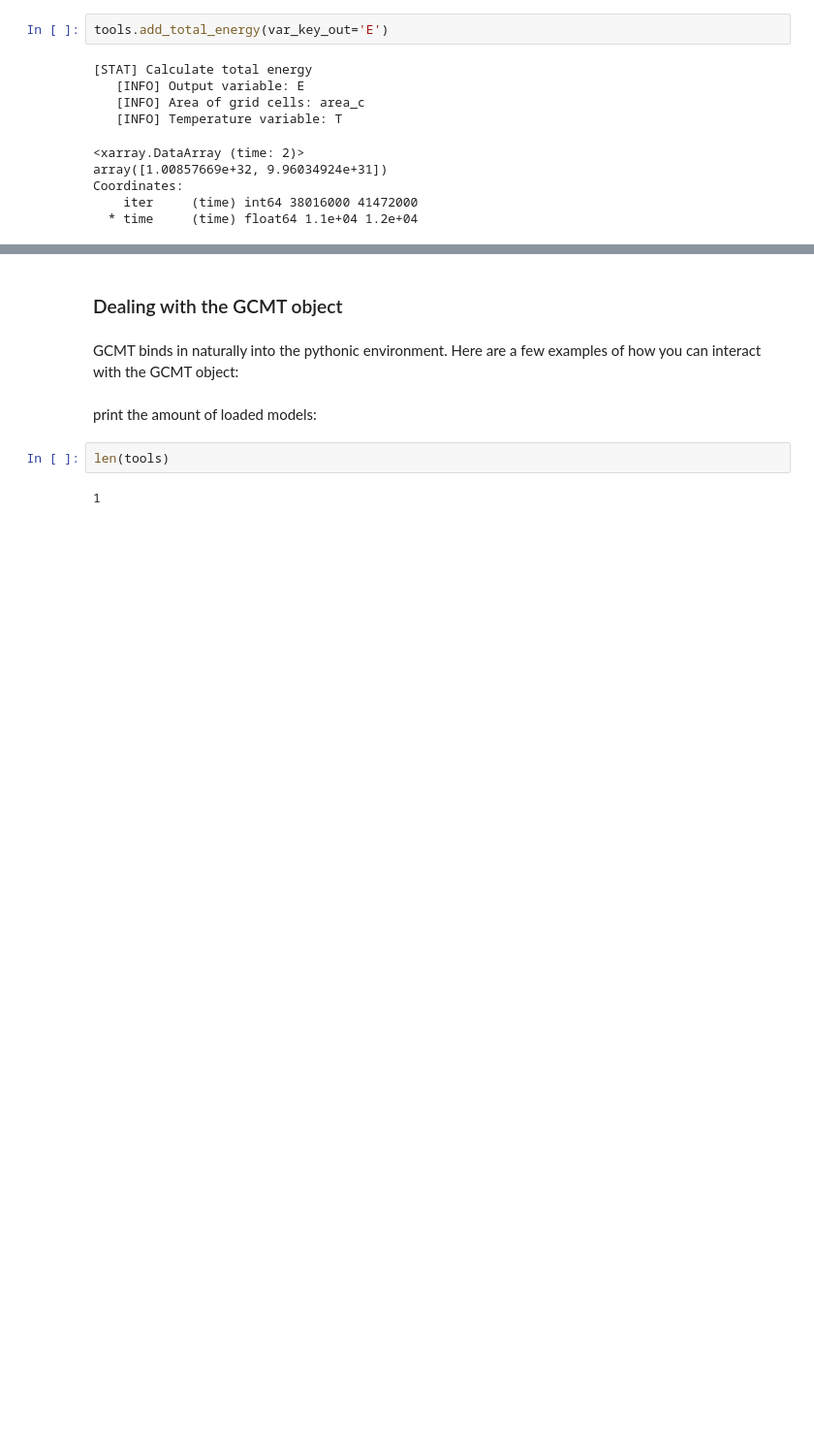
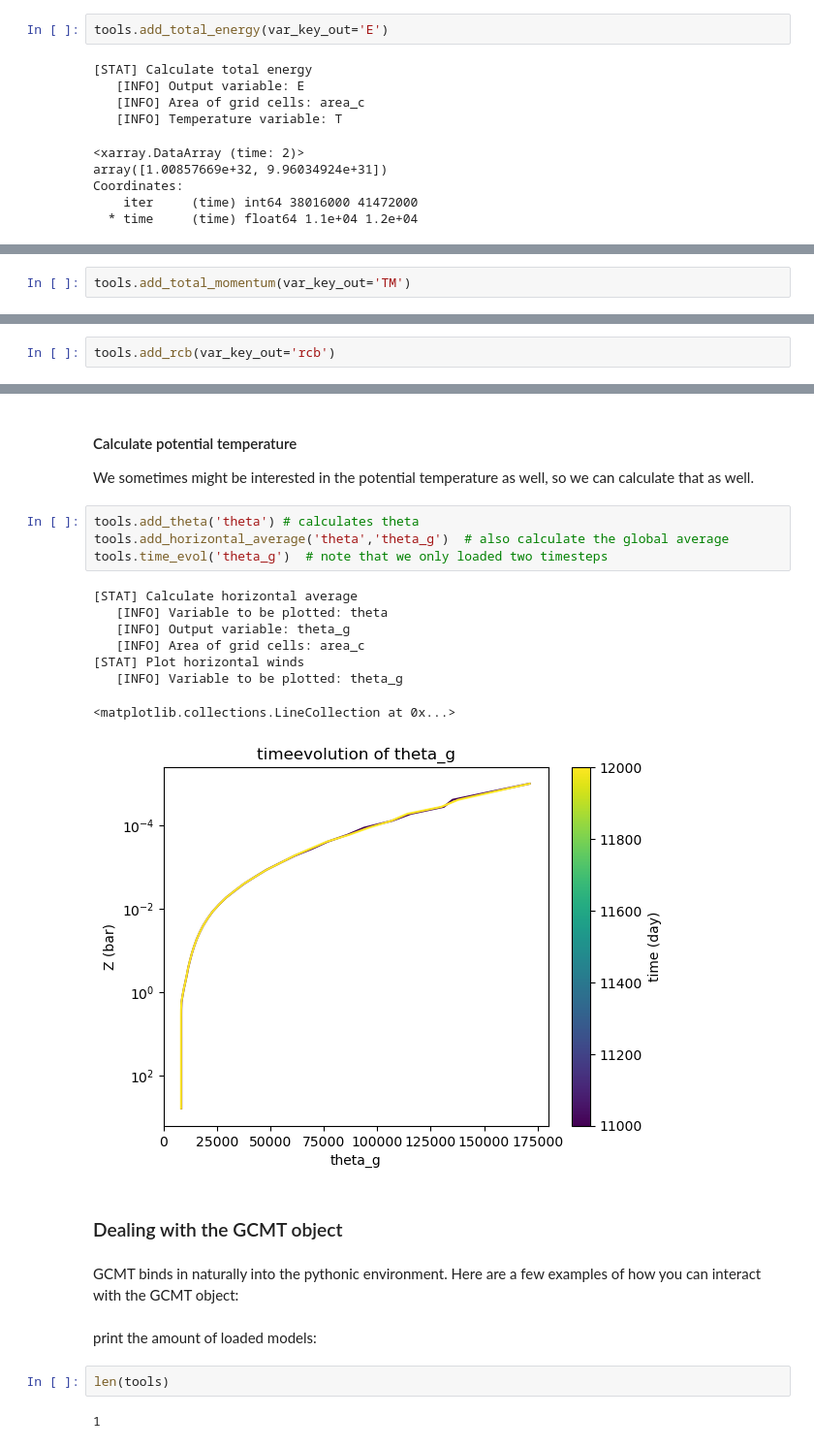
Before and after one commit to exorad/gcm_toolkit, a Jupyter notebook: doc/source/notebooks/demo.ipynb, the cells around one changed output, grey strips where cells are left out. Shown at 97% size. Saved outputs shown, nothing was run; the diff lists cells and outputs as text; blank space fills up the shorter version.

```diff
--- a/doc/source/notebooks/demo.ipynb
+++ b/doc/source/notebooks/demo.ipynb
@@ -168,0 +175,2 @@ Coordinates:
+# %%
+tools.add_total_momentum(var_key_out='TM')
@@ -168,0 +191,2 @@ Coordinates:
+# %%
+tools.add_rcb(var_key_out='rcb')
@@ -169,3 +209,20 @@ Coordinates:
+# %% [markdown]
+#### Calculate potential temperature
+
+We sometimes might be interested in the potential temperature as well, so we can calculate that as well.
+# %%
+tools.add_theta('theta') # calculates theta
+tools.add_horizontal_average('theta','theta_g')  # also calculate the global average
+tools.time_evol('theta_g')  # note that we only loaded two timesteps
+# %% [output]
+[STAT] Calculate horizontal average
+   [INFO] Variable to be plotted: theta
+   [INFO] Output variable: theta_g
+   [INFO] Area of grid cells: area_c
+[STAT] Plot horizontal winds
+   [INFO] Variable to be plotted: theta_g
+<matplotlib.collections.LineCollection at 0x...>
+[figure, added]
 # %% [markdown]
 ### Dealing with the GCMT object
 # %% [markdown]
```
Also changed, not shown: parts of 6 cells of this notebook.
